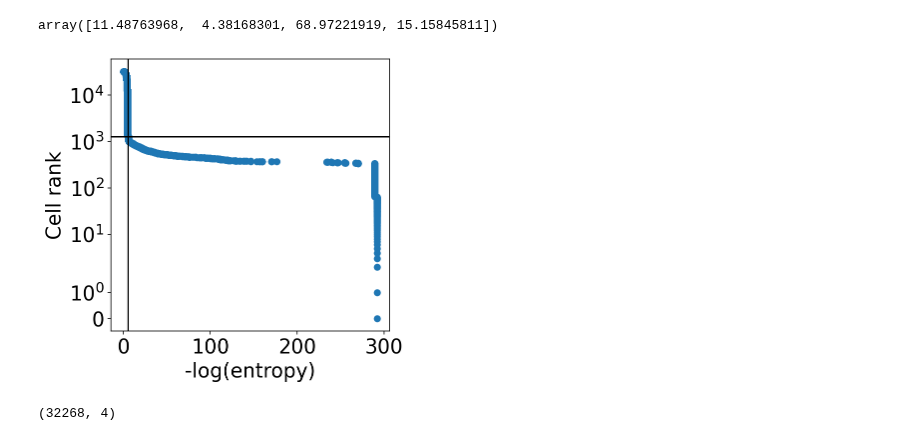
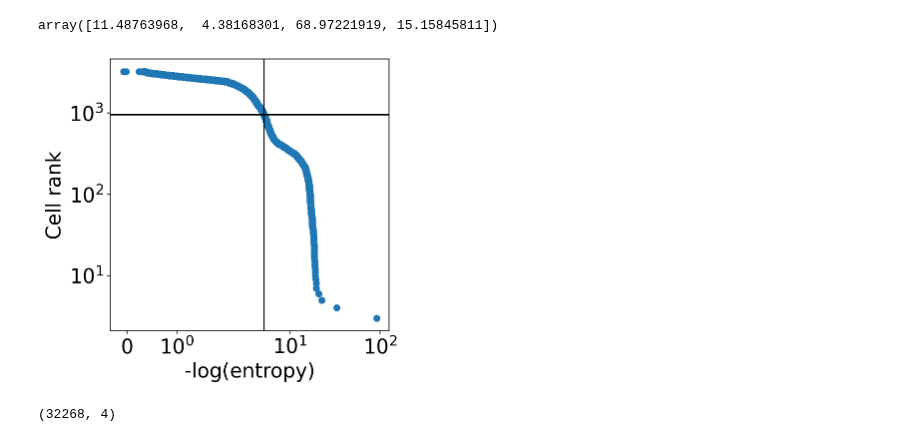
Before and after one commit to sbooeshaghi/azucar, a Jupyter notebook: analysis/293T/obs2/assign.ipynb, the cells around one changed output. Drawn from its saved outputs; the diff is of its cells as text; code cells hidden in the pictures.

```diff
--- a/analysis/293T/obs2/assign.ipynb
+++ b/analysis/293T/obs2/assign.ipynb
@@ -2288,6 +2290,8 @@ df = mx_assign("san.norm.extr.matrix.mtx", "san.barcodes.txt", "san.extr.genes.t
 df["dbco"] = dbco
 df["dbco_ipf"] = dbco_norm
 
+# for the np log
+df.loc[df['ent'] == 0.0, 'ent'] = np.finfo(float).tiny
 
 ## find entropy cutoff
 adj_ent = -np.log(df["ent"].values)
@@ -2371,27 +2375,28 @@ array([11.48763968,  4.38168301, 68.97221919, 15.15845811])
 # %%
 #@title entropy plot
 fig, ax = plt.subplots(figsize=(5,5))
 
 
 x = np.sort(adj_ent)[::-1]
 y = np.arange(x.shape[0])
 
 ax.scatter(x,y)
 ax.set(**{
     "yscale": "symlog",
+    "xscale": "symlog",
     "xlabel": "-log(entropy)",
     "ylabel": "Cell rank"
 })
 
 ind = np.where(x > cutoff)[0][-1]
 ecutoff = x[ind]
 ax.axvline(x=ecutoff, color="k")
 ax.axhline(y=ind, color="k")
 
 
 fig.show()
 # %% [output]
-[figure, old version]
+[figure, new version]
 # %%
 (mtx/nd(mtx.sum())[:,None]).shape
 # %% [output]
```
Also changed, not shown: parts of 3 cells of this notebook.
